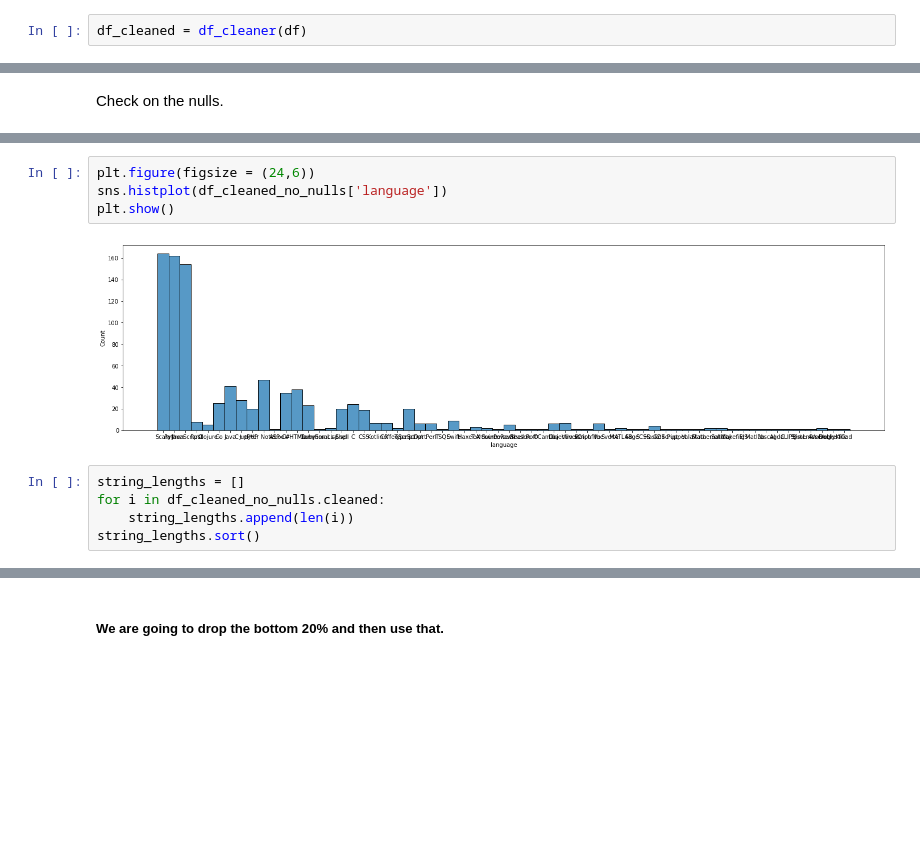
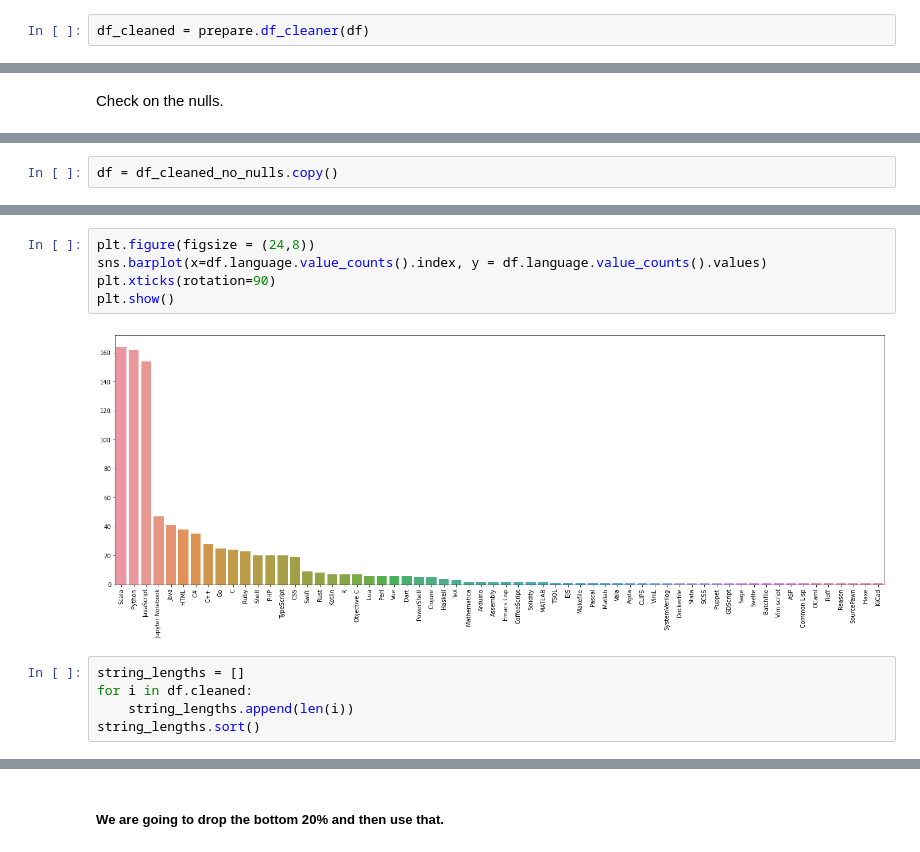
Before and after one commit to laskowski-maggard-miller/nlp_project, a Jupyter notebook: clean_workbook_rm.ipynb, the cells around one changed output, grey strips where cells are left out. Drawn from its saved outputs; the diff is of its cells as text; blank space fills up the shorter version.

```diff
--- a/clean_workbook_rm.ipynb
+++ b/clean_workbook_rm.ipynb
@@ -136,4 +210,4 @@ df
 # %% [markdown]
 ##### Step 3: Prepare!
 # %%
-df_cleaned = df_cleaner(df)
+df_cleaned = prepare.df_cleaner(df)
@@ -213,0 +270,2 @@ Remove nulls
+# %%
+df = df_cleaned_no_nulls.copy()
@@ -214,11 +287,12 @@ Remove nulls
 # %%
-plt.figure(figsize = (24,6))
-sns.histplot(df_cleaned_no_nulls['language'])
+plt.figure(figsize = (24,8))
+sns.barplot(x=df.language.value_counts().index, y = df.language.value_counts().values)
+plt.xticks(rotation=90)
 plt.show()
 # %% [output]
-[figure, old version]
+[figure, new version]
 # %%
 string_lengths = []
-for i in df_cleaned_no_nulls.cleaned:
+for i in df.cleaned:
     string_lengths.append(len(i))
 string_lengths.sort()
```
Also changed, not shown: parts of 76 cells of this notebook, 1 other file.
